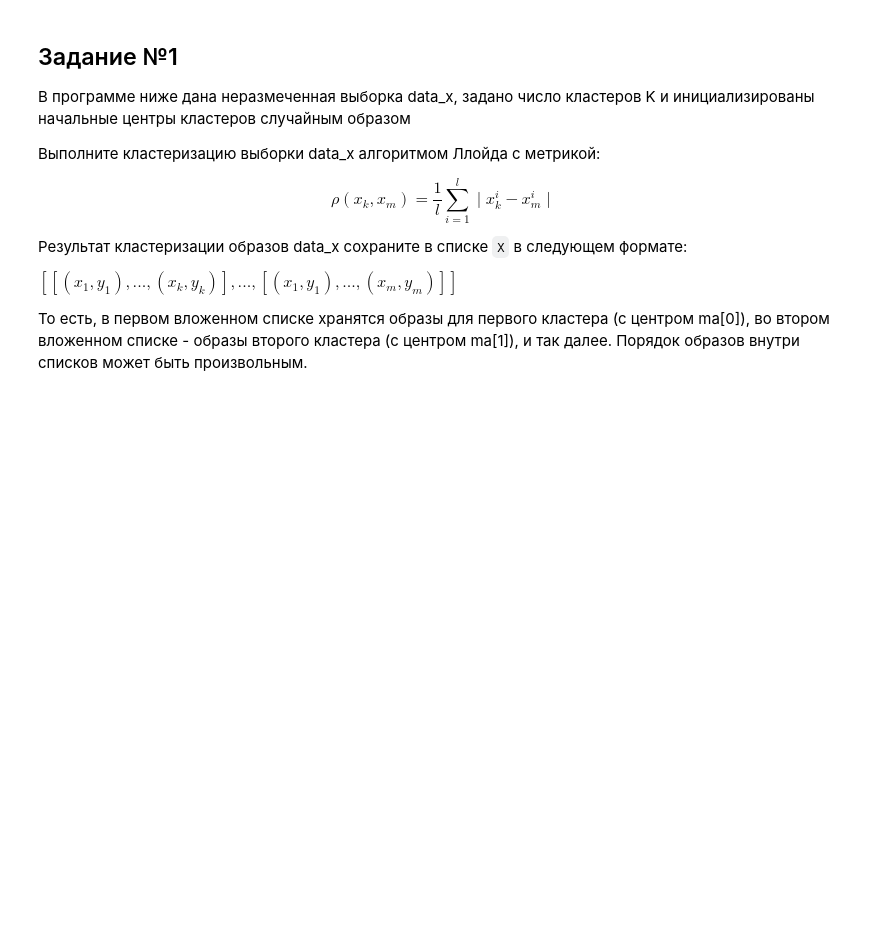
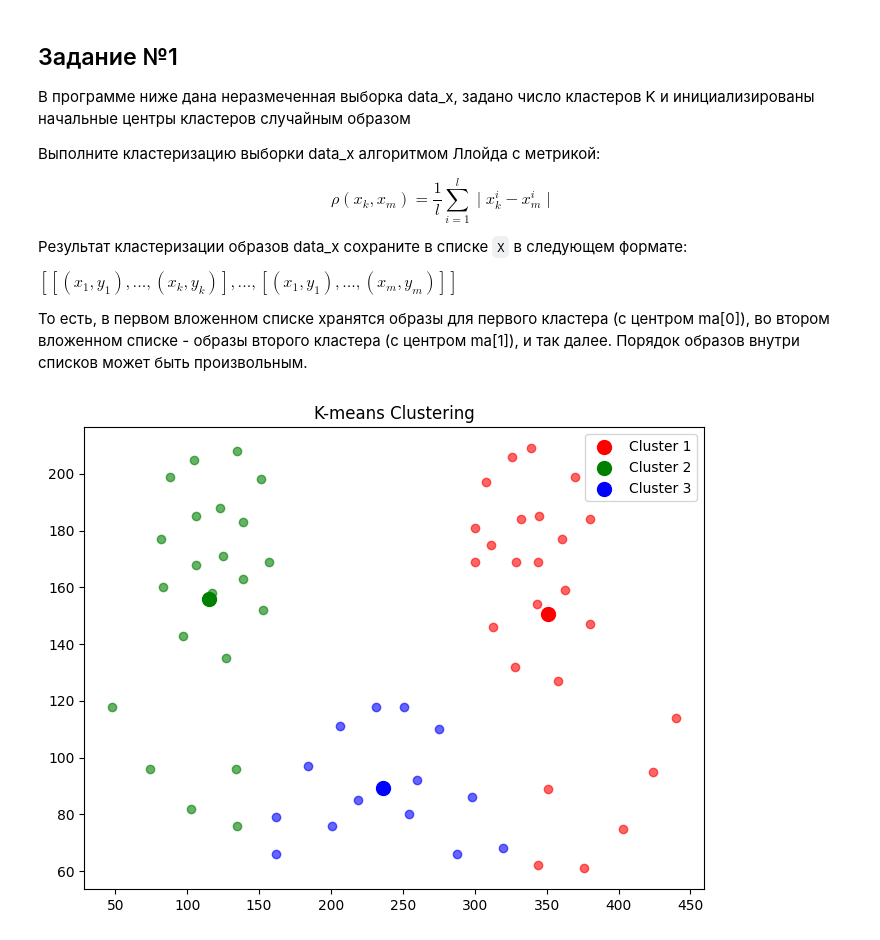
Before and after one commit to skytecat/ClassicML, a Jupyter notebook: K-means.ipynb, the cells around one changed output. Drawn from its saved outputs; the diff is of its cells as text; code cells hidden in the pictures; blank space fills up the shorter version.

Commit message:
1 plot

```diff
--- a/K-means.ipynb
+++ b/K-means.ipynb
@@ -37,3 +37,24 @@ for _ in range(10):
         X[cl].append(x)
     ma_new = [np.mean(xx, axis=0) for xx in X]
     ma = ma_new
+# %%
+import matplotlib.pyplot as plt
+
+plt.figure(figsize=(8, 6))
+
+colors = ['red', 'green', 'blue']
+
+for i in range(K):
+    for clust in enumerate(X[i]):
+        plt.scatter(clust[1][0], clust[1][1], color=colors[i], alpha=0.6)
+
+# Рисуем центры кластеров
+for i, center in enumerate(ma):
+    plt.scatter(center[0], center[1], color=colors[i], marker='o', s=100, label=f'Cluster {i+1}')
+
+plt.title('K-means Clustering')
+
+plt.legend()
+plt.show()
+# %% [output]
+[figure, added]
```
